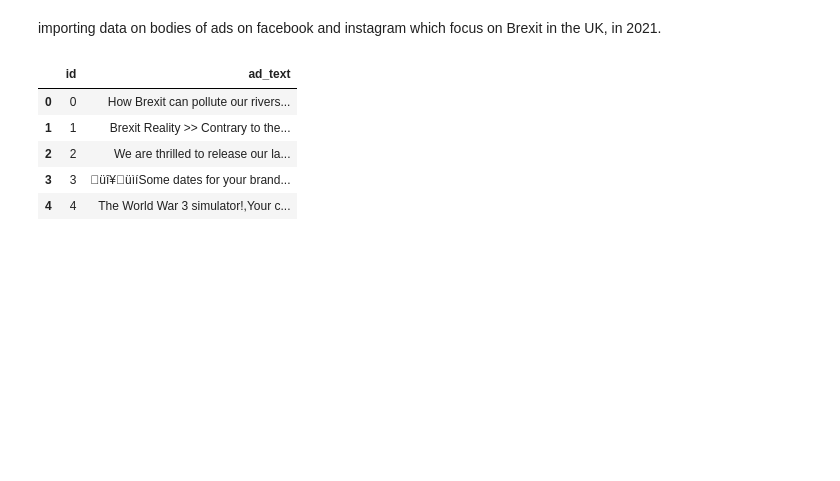
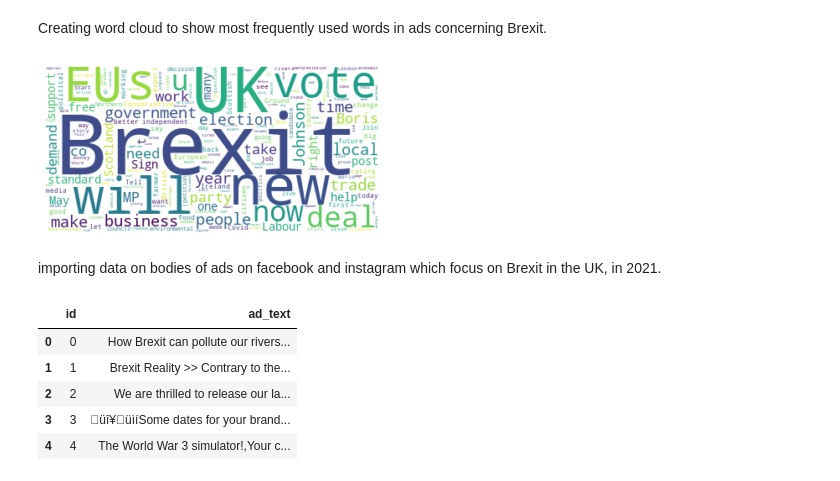
Before and after one commit to hcantekin/hcantekin.github.io, a Jupyter notebook: Brexit_ML.ipynb, the cells around one changed output. Saved outputs shown, nothing was run; the diff lists cells and outputs as text; code cells hidden in the pictures; blank space fills up the shorter version.

```diff
--- a/Brexit_ML.ipynb
+++ b/Brexit_ML.ipynb
@@ -12,6 +12,18 @@ from wordcloud import WordCloud
 
 from sklearn.feature_extraction.text import TfidfVectorizer
 from sklearn.cluster import KMeans
+# %% [markdown]
+Creating word cloud to show most frequently used words in ads concerning Brexit.
+# %%
+with open('BrexitAds2.csv', "r") as file:
+   text = file.read()
+word_cloud = WordCloud(collocations = False, background_color = 'white').generate(text)
+plt.imshow(word_cloud, interpolation='bilinear')
+plt.axis("off")
+plt.show()
+word_cloud.to_file("brexitwordcloud.png")
+# %% [output]
+[figure, added]
 # %% [markdown]
 importing data on bodies of ads on facebook and instagram which focus on Brexit in the UK, in 2021.
 # %%
```
Also changed, not shown: parts of 5 cells of this notebook.
